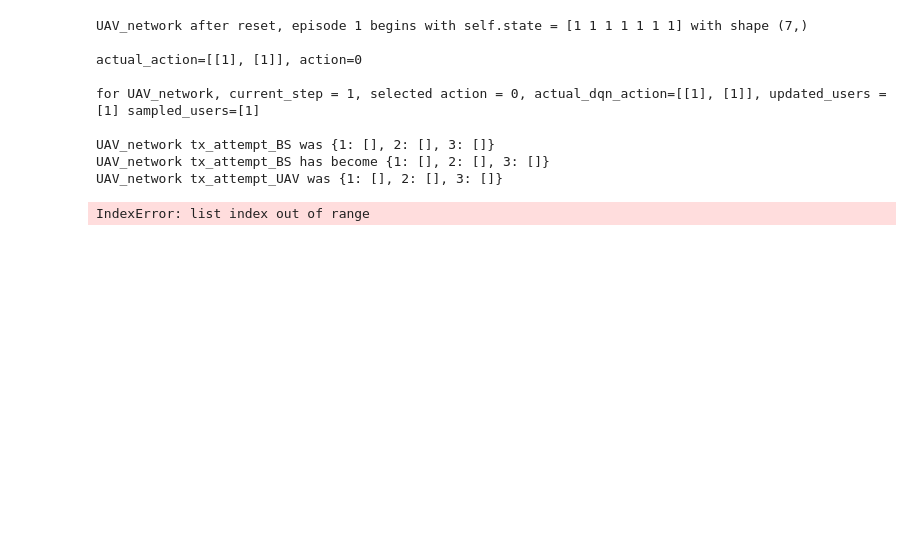
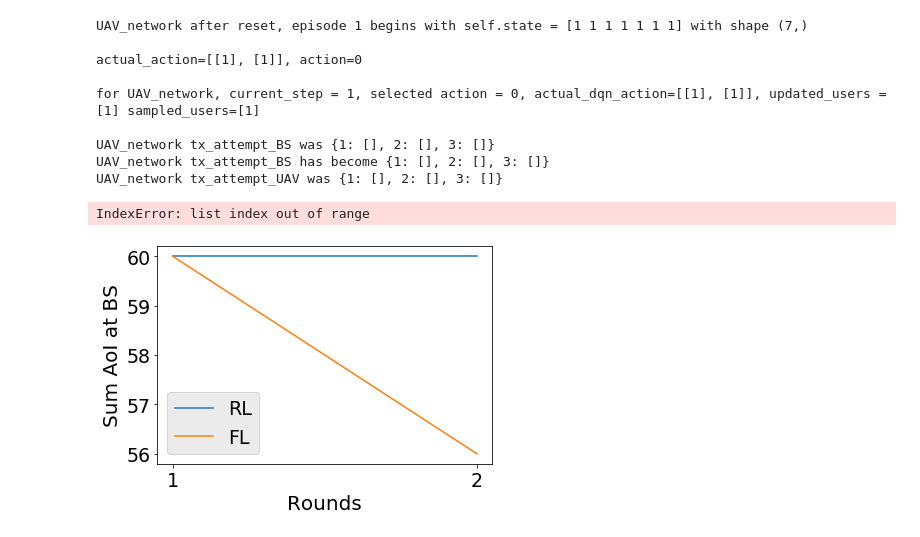
Before and after one commit to biplavc/FL-DQN-UAV_ver1, a Jupyter notebook: custon_env.ipynb, the cells around one changed output. Saved outputs shown, nothing was run; the diff lists cells and outputs as text; code cells hidden in the pictures; blank space fills up the shorter version.

Commit message:
ADD: auto plots added

```diff
--- a/custon_env.ipynb
+++ b/custon_env.ipynb
@@ -516,51 +516,43 @@ IndexError: list index out of range
 # %%
 import numpy as np
 import matplotlib.pyplot as plt
 import random
 
 # from create_graph_1 import *
 import pickle
 
-def running_mean(x): #, N = 5):
-    N = 100
-    cumsum = np.cumsum(np.insert(x, 0, 0))
-    return (cumsum[N:] - cumsum[:-N]) / float(N)
 
-
-path = "/home/biplav/AoI/AoI-FL-UAV_ver1/runs/2021-11-20_02-51-01/"
+path = "/home/biplav/AoI/AoI-FL-UAV_ver1/runs/2021-11-22_10-44-39/"
 path_RL = path + "rl/"
 path_FL = path + "fl/"
 
 
-rl_returns = pickle.load(open(path_RP + "rl_returns.pickle", "rb"))
-fl_returns = pickle.load(open(path_RP + "fl_returns.pickle", "rb"))
+rl_returns_dict = pickle.load(open(path_RL + "rl_returns.pickle", "rb"))
+fl_returns_dict = pickle.load(open(path_FL + "fl_returns.pickle", "rb"))
 
-final_round = "24"
+rounds_list = sorted(rl_returns_dict.keys())
 
-rl_returns = rl_returns[final_round]
-fl_returns = fl_returns[final_round]
+eval_results_list_rl = []
+eval_results_list_fl = []
 
-print(f"rl_returns = {rl_returns}, fl_returns = {fl_returns}")
+for round in rounds_list:
+    eval_results_list_rl.append(-1*np.mean(rl_returns_dict[round]["eval"]["rewards"]))
+    eval_results_list_fl.append(-1*np.mean(fl_returns_dict[round]["eval"]["rewards"]))
 
-# fig, ax1 = plt.subplots()
-# ax1.plot(running_mean(dqn_8U_final), label = "DQN")
-# # ax1.plot(running_mean(dqn_8U_final_s2), marker = "D", label = "DQN_s2")
-# ax1.plot([-MAD_mean_8]*len(dqn_8U_final), label = "MAD")
-# ax1.plot([-random_mean_8]*len(dqn_8U_final), label = "random")
-# ax1.plot([-greedy_mean_8]*len(dqn_8U_final), label = "greedy")
-# ax1.legend()
-# ax1.tick_params(axis='x', labelsize=19)
-# ax1.tick_params(axis='y', labelsize=19)
-# legend = ax1.legend(loc='best', shadow=False, fontsize='19')
+fig, ax1 = plt.subplots()
+ax1.plot(rounds_list, eval_results_list_rl, label = "RL")
+ax1.plot(rounds_list, eval_results_list_fl, label = "FL")
 
+ax1.legend()
 
+ax1.tick_params(axis='x', labelsize=19)
+ax1.tick_params(axis='y', labelsize=19)
+legend = ax1.legend(loc='best', shadow=False, fontsize='19')
 
-# legend.get_frame().set_facecolor('0.90')
-# # ax1.set_title('8 users with 5 UAVs and $e$=0', fontsize='x-large')
-# plt.show
-# plt.xlabel('Iteration', fontsize='20')
-# plt.ylabel('Negative of sum of AoI at BS', fontsize='20')
-# plt.show()
-
-
-print(f"MAD = {np.mean(MAD_8U_final[8])}, greedy = {np.mean(greedy_8U_final[8])}, DQN = {-np.mean(dqn_8U_final[-5:])}, random = {np.mean(random_8U_final[8])}")
+legend.get_frame().set_facecolor('0.90')
+plt.show
+plt.xlabel('Rounds', fontsize='20')
+plt.ylabel('Sum AoI at BS', fontsize='20')
+plt.savefig(path + 'result.png', bbox_inches='tight')
+# %% [output]
+[figure, added]
```
Also changed, not shown: 2 other files.
